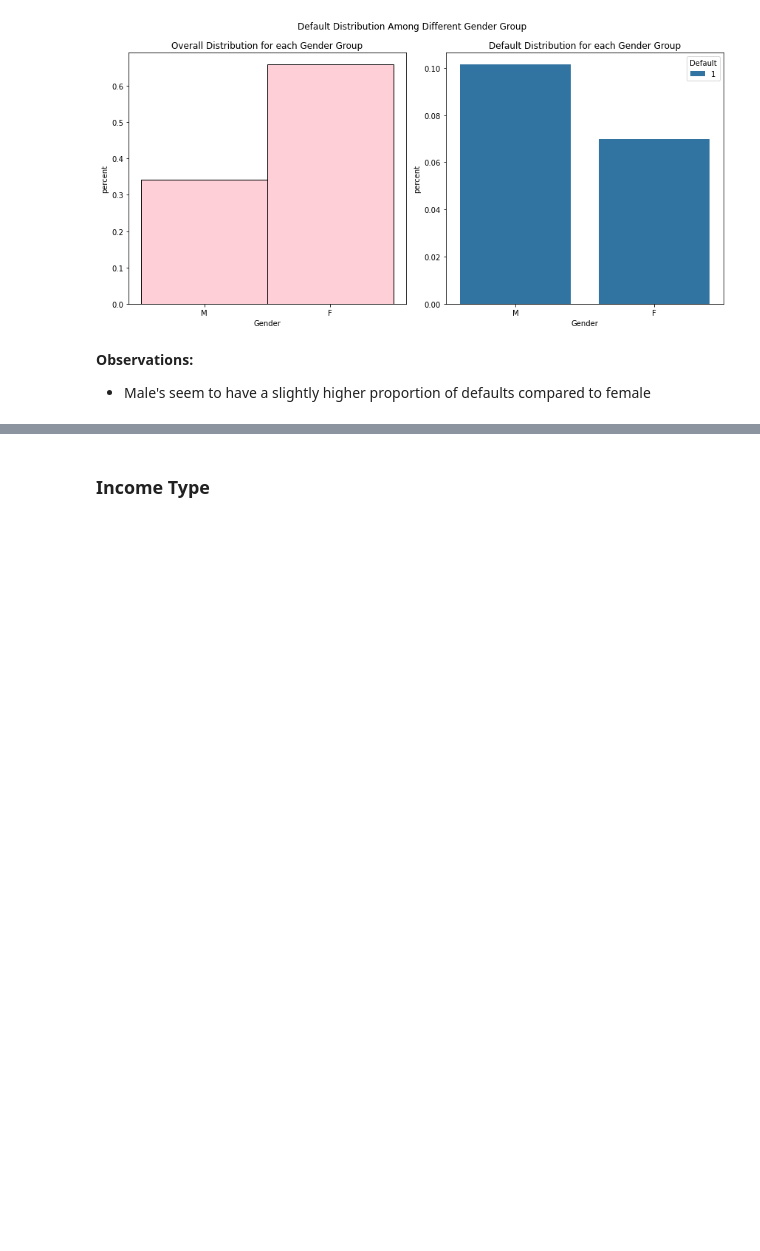
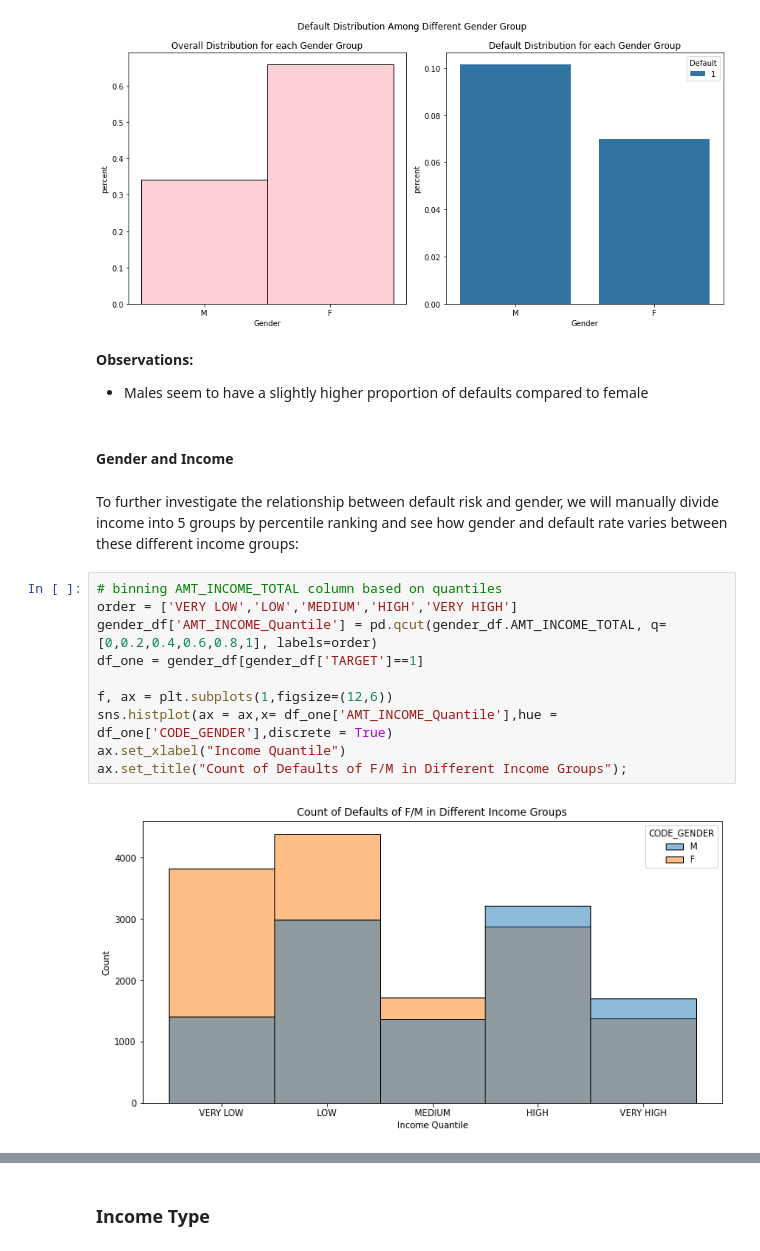
Before and after one commit to UCB-stat-159-s22/hw07-Group11, a Jupyter notebook: main.ipynb, the cells around one changed output, grey strips where cells are left out. Saved outputs shown, nothing was run; the diff lists cells and outputs as text; blank space fills up the shorter version.

```diff
--- a/main.ipynb
+++ b/main.ipynb
@@ -102,4 +133,20 @@ pt.plot_default_in_category_group('CODE_GENDER', gender_df, 'Gender')
 [figure]
 # %% [markdown]
 **Observations:**
-* Male's seem to have a slightly higher proportion of defaults compared to female
+* Males seem to have a slightly higher proportion of defaults compared to female
+# %% [markdown]
+#### Gender and Income
+# %% [markdown]
+To further investigate the relationship between default risk and gender, we will manually divide income into 5 groups by percentile ranking and see how gender and default rate varies between these different income groups:
+# %%
+# binning AMT_INCOME_TOTAL column based on quantiles
+order = ['VERY LOW','LOW','MEDIUM','HIGH','VERY HIGH']
+gender_df['AMT_INCOME_Quantile'] = pd.qcut(gender_df.AMT_INCOME_TOTAL, q=[0,0.2,0.4,0.6,0.8,1], labels=order)
+df_one = gender_df[gender_df['TARGET']==1]
+
+f, ax = plt.subplots(1,figsize=(12,6))
+sns.histplot(ax = ax,x= df_one['AMT_INCOME_Quantile'],hue = df_one['CODE_GENDER'],discrete = True)
+ax.set_xlabel("Income Quantile")
+ax.set_title("Count of Defaults of F/M in Different Income Groups");
+# %% [output]
+[figure, added]
```
Also changed, not shown: parts of 25 cells of this notebook, 3 other files.
